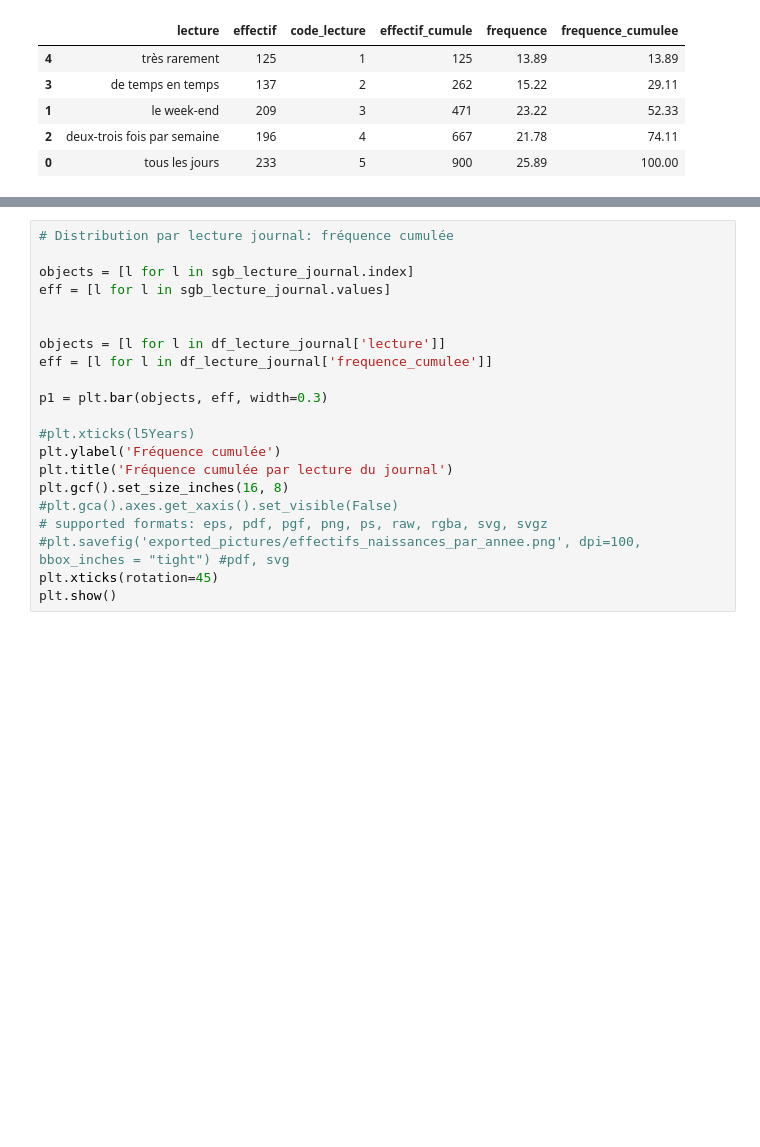
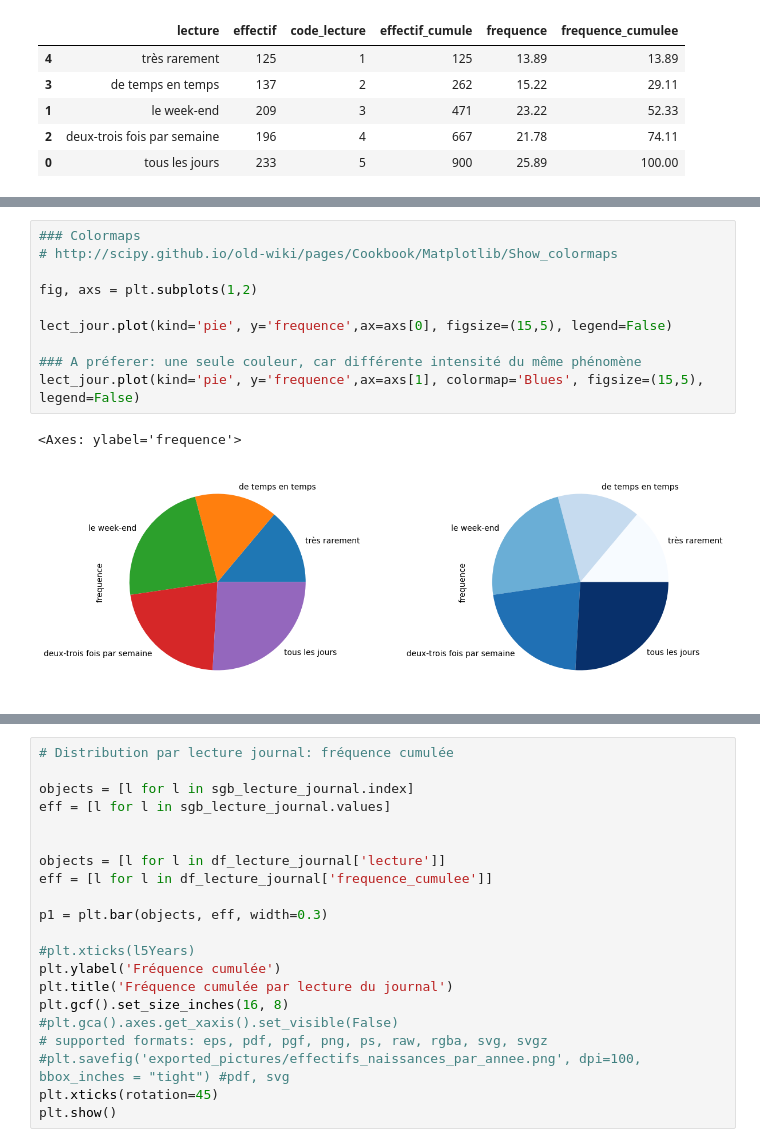
Before and after one commit to Sciences-historiques-numeriques/histoire_numerique_methodes, a Jupyter notebook: statistiques_descriptives/analyse_univariee_quali.ipynb, the cells around one changed output, grey strips where cells are left out. Cells and saved outputs as stored; diff of their text form; blank space fills up the shorter version.

```diff
--- a/statistiques_descriptives/analyse_univariee_quali.ipynb
+++ b/statistiques_descriptives/analyse_univariee_quali.ipynb
@@ -234,0 +261,13 @@ plt.show()
+# %%
+### Colormaps
+# http://scipy.github.io/old-wiki/pages/Cookbook/Matplotlib/Show_colormaps
+
+fig, axs = plt.subplots(1,2)
+
+lect_jour.plot(kind='pie', y='frequence',ax=axs[0], figsize=(15,5), legend=False)
+
+### A préferer: une seule couleur, car différente intensité du même phénomène
+lect_jour.plot(kind='pie', y='frequence',ax=axs[1], colormap='Blues', figsize=(15,5), legend=False)
+# %% [output]
+<Axes: ylabel='frequence'>
+[figure, added]
```
Also changed, not shown: parts of 6 cells of this notebook.
